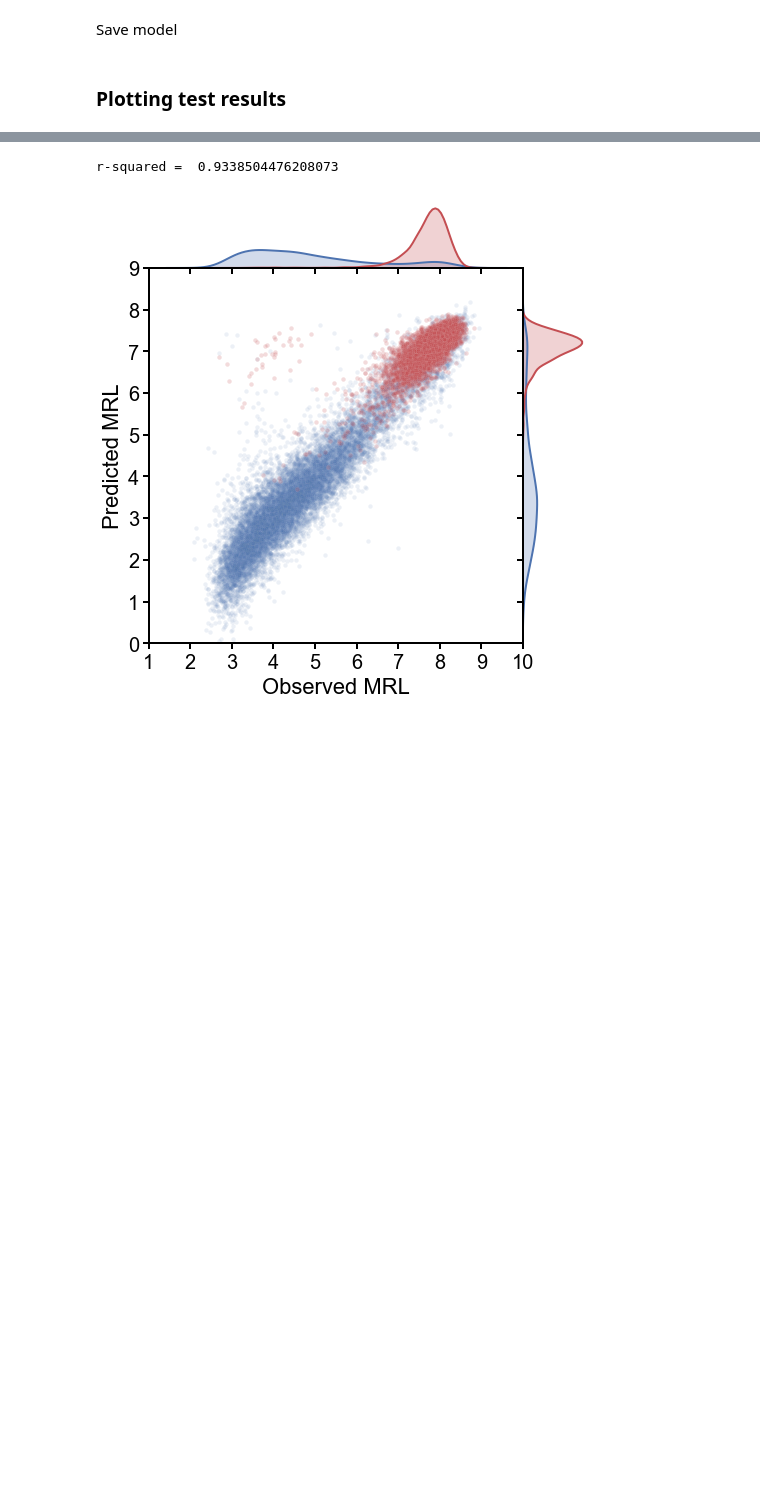
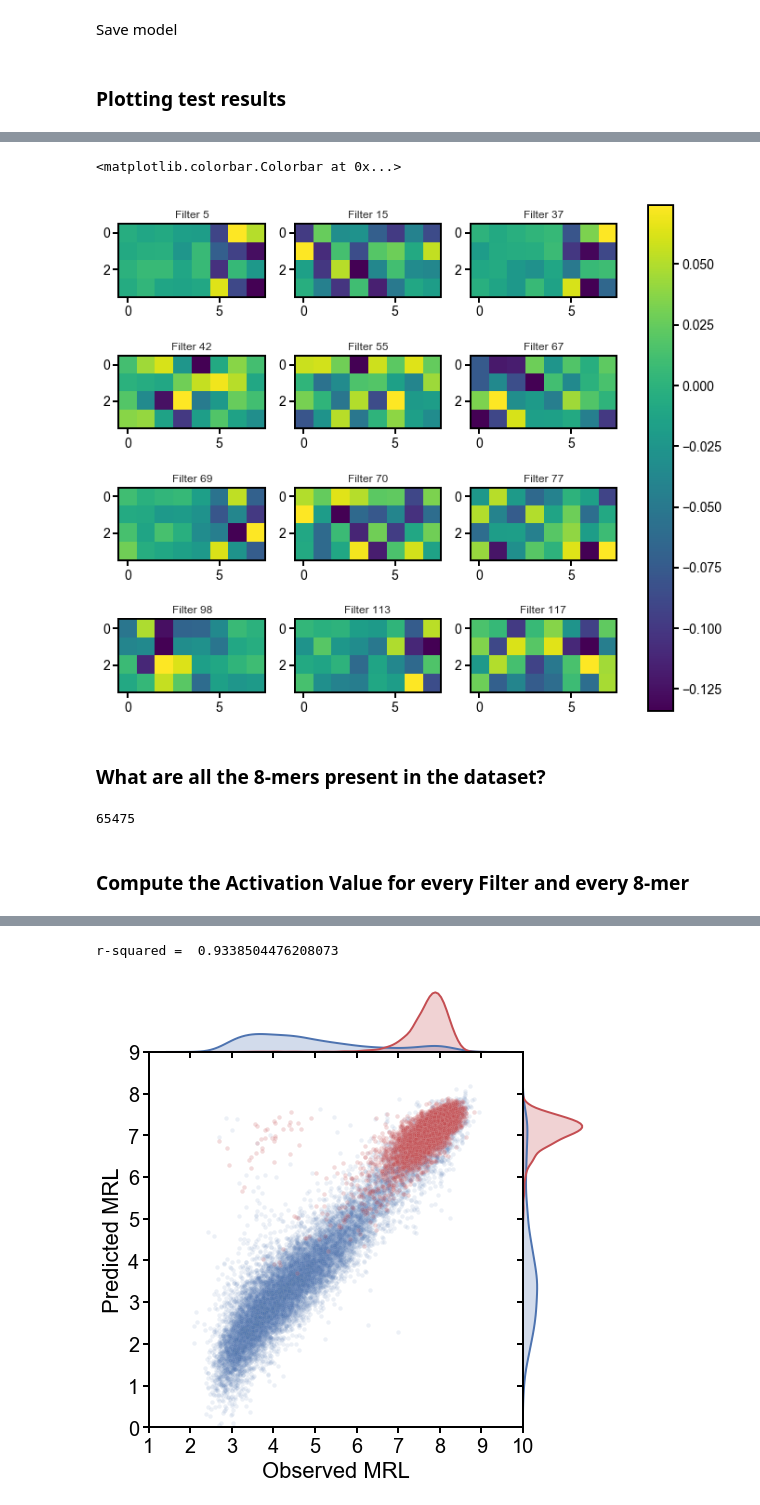
Before and after one commit to laueste/human_5utr_modeling, a Jupyter notebook: modeling/training_MRL_CNN.ipynb, the cells around one changed output, grey strips where cells are left out. Drawn from its saved outputs; the diff is of its cells as text; code cells hidden in the pictures; blank space fills up the shorter version.

```diff
--- a/modeling/training_MRL_CNN.ipynb
+++ b/modeling/training_MRL_CNN.ipynb
@@ -179,0 +226,9 @@ W0722 16:40:14.433980 4442613184 deprecation_wrapper.py:119] From /usr/local/lib
+# %%
+# Get just the filters with the highest relu weighting
+#   (actually...hmm, is lower better? point where switches to linear is lower, aka we care sooner...?)
+top_filters = []
+min_val = min(x[1])
+for i in range(120):
+    if x[1][i] < -0.045:
+        top_filters.append({'index':i,'filter':filters[i]})
+        print i
@@ -179,0 +248,28 @@ W0722 16:40:14.433980 4442613184 deprecation_wrapper.py:119] From /usr/local/lib
+# %%
+fig,axes = plt.subplots(ncols=3,nrows=4,figsize=(12,10))
+for j,d in enumerate(top_filters):
+    ax = axes[j/3,j%3]
+    data = np.transpose(d['filter'])
+    p = ax.imshow(data,cmap='viridis') #bp position along the bottom, A/T/G/C along y axis
+    ax.set_title("Filter "+str(d['index']))
+fig.colorbar(p, ax=axes)
+# %% [output]
+<matplotlib.colorbar.Colorbar at 0x...>
+[figure, added]
+# %% [markdown]
+### What are all the 8-mers present in the dataset?
+# %%
+def add_8mers(set_of_all,seq):
+    for i in range(len(seq)-8):
+        ss = seq[i:i+8]
+        set_of_all.add(ss)
+    return set_of_all
+
+all_8mers = set([])
+list_8mers = []
+for s in e_test['utr']:
+    add_8mers(all_8mers,s)
+
+print len(all_8mers)
+# %% [output]
+65475
@@ -179,0 +279,2 @@ W0722 16:40:14.433980 4442613184 deprecation_wrapper.py:119] From /usr/local/lib
+# %% [markdown]
+### Compute the Activation Value for every Filter and every 8-mer
```
Also changed, not shown: parts of 25 cells of this notebook, 2 other files.
